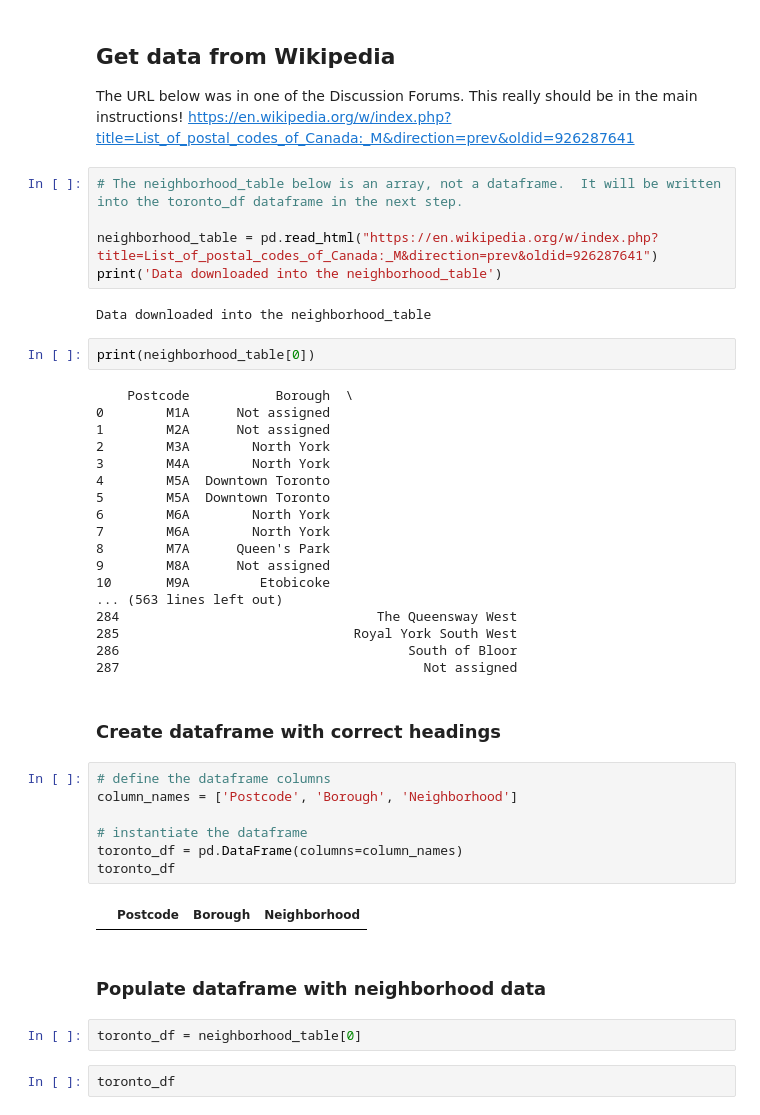
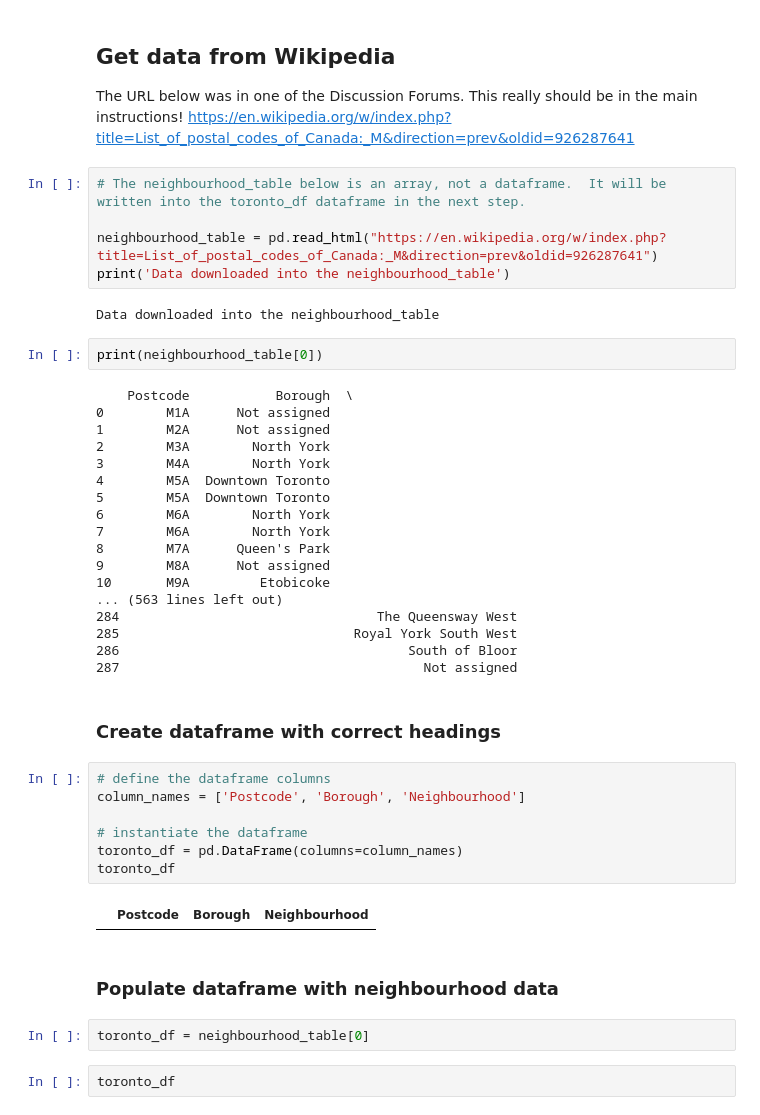
Before and after one commit to LoriQuarnstrom/DataScienceCapstone, a Jupyter notebook: Week3_Notebook.ipynb, the cells around one changed output. Drawn from its saved outputs; the diff is of its cells as text.

```diff
--- a/Week3_Notebook.ipynb
+++ b/Week3_Notebook.ipynb
@@ -51,14 +51,14 @@ ModuleNotFoundError: No module named 'folium'
 The URL below was in one of the Discussion Forums.  This really should be in the main instructions!
 https://en.wikipedia.org/w/index.php?title=List_of_postal_codes_of_Canada:_M&direction=prev&oldid=926287641
 # %%
-# The neighborhood_table below is an array, not a dataframe.  It will be written into the toronto_df dataframe in the next step.
+# The neighbourhood_table below is an array, not a dataframe.  It will be written into the toronto_df dataframe in the next step.
 
-neighborhood_table = pd.read_html("https://en.wikipedia.org/w/index.php?title=List_of_postal_codes_of_Canada:_M&direction=prev&oldid=926287641")
-print('Data downloaded into the neighborhood_table')
+neighbourhood_table = pd.read_html("https://en.wikipedia.org/w/index.php?title=List_of_postal_codes_of_Canada:_M&direction=prev&oldid=926287641")
+print('Data downloaded into the neighbourhood_table')
 # %% [output]
-Data downloaded into the neighborhood_table
+Data downloaded into the neighbourhood_table
 # %%
-print(neighborhood_table[0])
+print(neighbourhood_table[0])
 # %% [output]
     Postcode           Borough  \
 0        M1A      Not assigned
@@ -81,17 +81,17 @@ print(neighborhood_table[0])
 ### Create dataframe with correct headings
 # %%
 # define the dataframe columns
-column_names = ['Postcode', 'Borough', 'Neighborhood']
+column_names = ['Postcode', 'Borough', 'Neighbourhood']
 
 # instantiate the dataframe
 toronto_df = pd.DataFrame(columns=column_names)
 toronto_df
 # %% [output]
-|  | Postcode | Borough | Neighborhood |
+|  | Postcode | Borough | Neighbourhood |
 # %% [markdown]
-### Populate dataframe with neighborhood data
+### Populate dataframe with neighbourhood data
 # %%
-toronto_df = neighborhood_table[0]
+toronto_df = neighbourhood_table[0]
 # %%
 toronto_df
 # %% [output]
```
Also changed, not shown: parts of 17 cells of this notebook.
